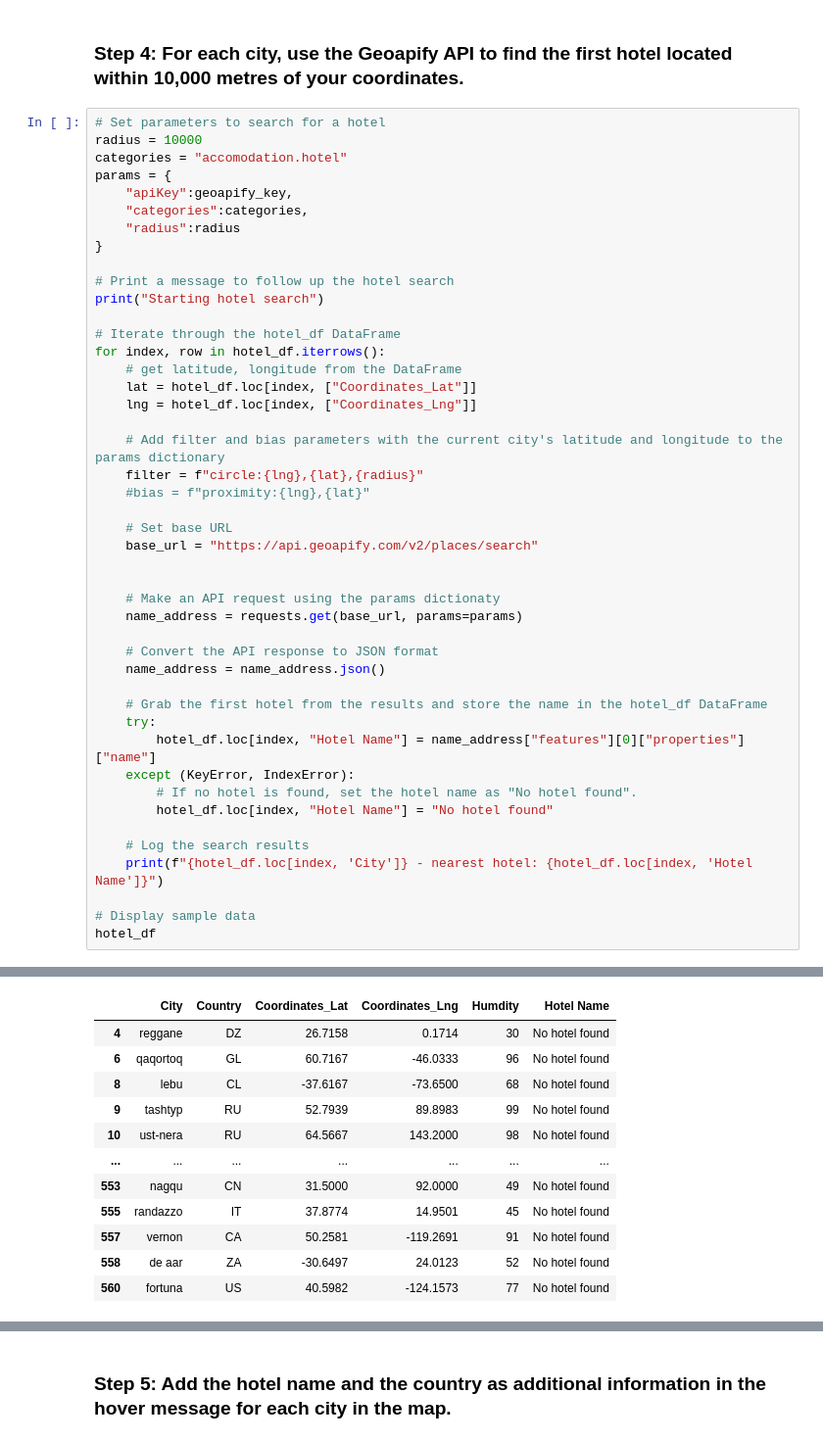
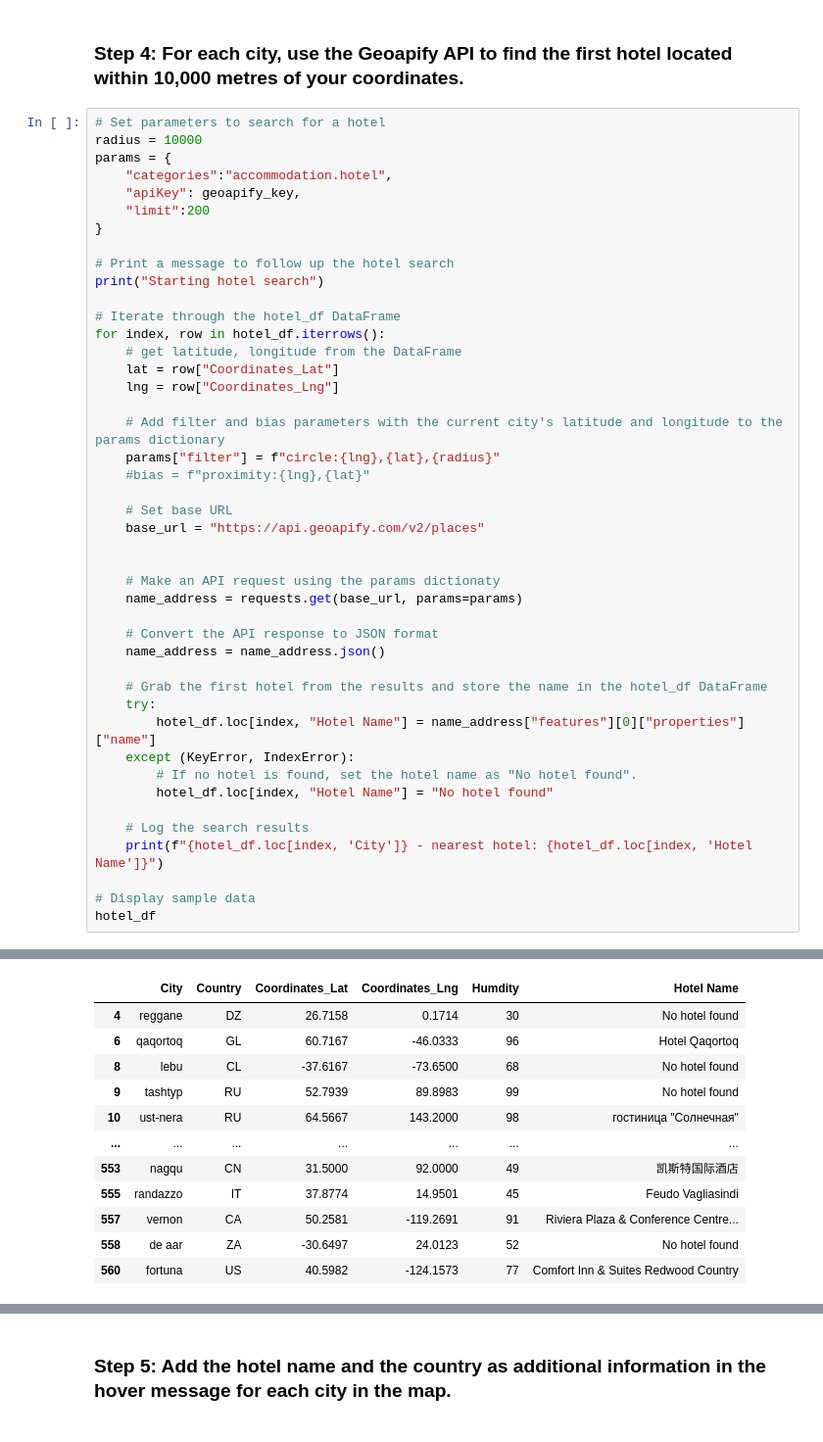
Before and after one commit to KDR9577/python-api-challenge, a Jupyter notebook: VacationPy/VacationPy.ipynb, the cells around one changed output, grey strips where cells are left out. Shown at 98% size. Cells and saved outputs as stored; diff of their text form.

Commit message:
added hotel information

```diff
--- a/VacationPy/VacationPy.ipynb
+++ b/VacationPy/VacationPy.ipynb
@@ -112,11 +113,10 @@ hotel_df
 # %%
 # Set parameters to search for a hotel
 radius = 10000
-categories = "accomodation.hotel"
 params = {
-    "apiKey":geoapify_key,
-    "categories":categories,
-    "radius":radius
+    "categories":"accommodation.hotel",
+    "apiKey": geoapify_key,
+    "limit":200
 }
 
 # Print a message to follow up the hotel search
@@ -125,15 +125,15 @@ print("Starting hotel search")
 # Iterate through the hotel_df DataFrame
 for index, row in hotel_df.iterrows():
     # get latitude, longitude from the DataFrame
-    lat = hotel_df.loc[index, ["Coordinates_Lat"]]
-    lng = hotel_df.loc[index, ["Coordinates_Lng"]]
+    lat = row["Coordinates_Lat"]
+    lng = row["Coordinates_Lng"]
 
     # Add filter and bias parameters with the current city's latitude and longitude to the params dictionary
-    filter = f"circle:{lng},{lat},{radius}"
+    params["filter"] = f"circle:{lng},{lat},{radius}"
     #bias = f"proximity:{lng},{lat}"
 
     # Set base URL
-    base_url = "https://api.geoapify.com/v2/places/search"
+    base_url = "https://api.geoapify.com/v2/places"
 
 
     # Make an API request using the params dictionaty
@@ -175,15 +175,15 @@ fortuna - nearest hotel: No hotel found
 |  | City | Country | Coordinates_Lat | Coordinates_Lng | Humdity | Hotel Name |
 | 4 | reggane | DZ | 26.7158 | 0.1714 | 30 | No hotel found |
-| 6 | qaqortoq | GL | 60.7167 | -46.0333 | 96 | No hotel found |
+| 6 | qaqortoq | GL | 60.7167 | -46.0333 | 96 | Hotel Qaqortoq |
 | 8 | lebu | CL | -37.6167 | -73.6500 | 68 | No hotel found |
 | 9 | tashtyp | RU | 52.7939 | 89.8983 | 99 | No hotel found |
-| 10 | ust-nera | RU | 64.5667 | 143.2000 | 98 | No hotel found |
+| 10 | ust-nera | RU | 64.5667 | 143.2000 | 98 | гостиница "Солнечная" |
 | ... | ... | ... | ... | ... | ... | ... |
-| 553 | nagqu | CN | 31.5000 | 92.0000 | 49 | No hotel found |
-| 555 | randazzo | IT | 37.8774 | 14.9501 | 45 | No hotel found |
-| 557 | vernon | CA | 50.2581 | -119.2691 | 91 | No hotel found |
+| 553 | nagqu | CN | 31.5000 | 92.0000 | 49 | 凯斯特国际酒店 |
+| 555 | randazzo | IT | 37.8774 | 14.9501 | 45 | Feudo Vagliasindi |
+| 557 | vernon | CA | 50.2581 | -119.2691 | 91 | Riviera Plaza & Conference Centre... |
 | 558 | de aar | ZA | -30.6497 | 24.0123 | 52 | No hotel found |
-| 560 | fortuna | US | 40.5982 | -124.1573 | 77 | No hotel found |
+| 560 | fortuna | US | 40.5982 | -124.1573 | 77 | Comfort Inn & Suites Redwood Country |
 318 rows × 6 columns
 # %% [markdown]
 ### Step 5: Add the hotel name and the country as additional information in the hover message for each city in the map.
```
Also changed, not shown: parts of 3 cells of this notebook.
